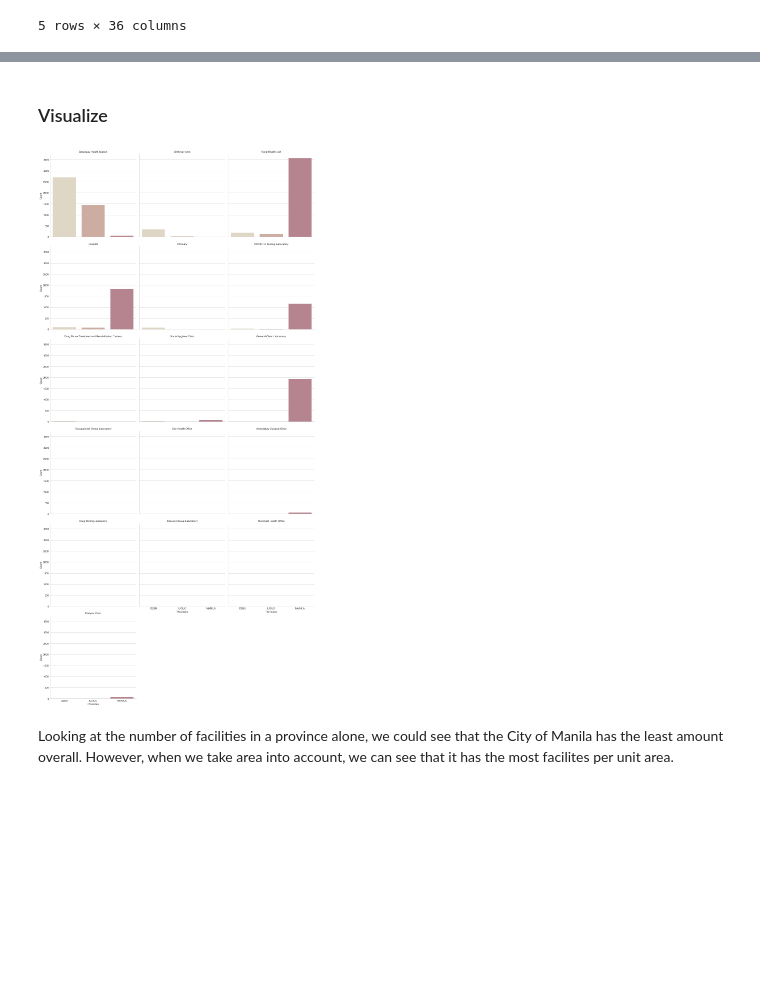
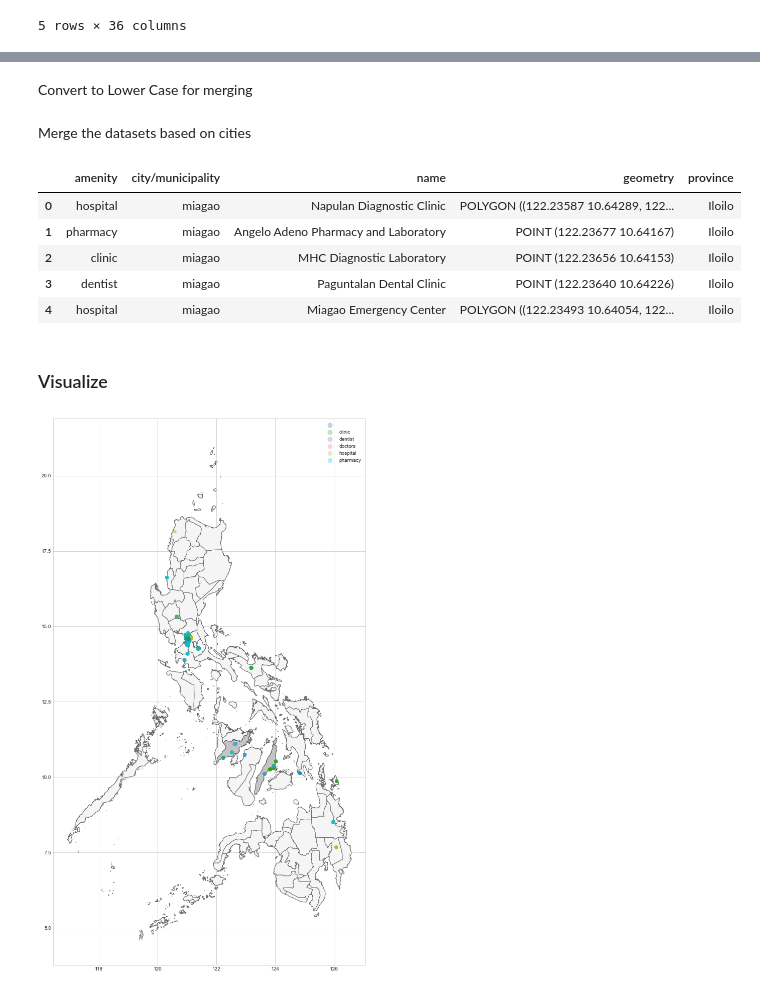
Before and after one commit to theaellengo/datasci-notebooks, a Jupyter notebook: notebooks/02 Health Sites/health-sites.ipynb, the cells around one changed output, grey strips where cells are left out. Drawn from its saved outputs; the diff is of its cells as text; code cells hidden in the pictures; blank space fills up the shorter version.

```diff
--- a/notebooks/02 Health Sites/health-sites.ipynb
+++ b/notebooks/02 Health Sites/health-sites.ipynb
@@ -248,0 +146,14 @@ byprovince
+# %% [markdown]
+Convert to Lower Case for merging
+# %%
+healthsites['city/municipality'] = healthsites['city/municipality'].str.lower()
+cities_df['city/municipality'] = cities_df['city/municipality'].str.lower()
+# %%
+healthsites['city/municipality'] = healthsites['city/municipality'].str.replace(" (capital)", "")
+healthsites['city/municipality'] = healthsites['city/municipality'].str.replace("city of ", "")
+healthsites['city/municipality'] = healthsites['city/municipality'].str.replace(" city", "")
+healthsites['city/municipality'] = healthsites['city/municipality'].str.replace("単", "ñ")
+cities_df['city/municipality'] = cities_df['city/municipality'].str.replace(" (capital)", "")
+cities_df['city/municipality'] = cities_df['city/municipality'].str.replace("city of ", "")
+cities_df['city/municipality'] = cities_df['city/municipality'].str.replace(" city", "")
+cities_df['city/municipality'] = cities_df['city/municipality'].str.replace("?", "ñ")
@@ -249,14 +164,26 @@ byprovince
+# %% [markdown]
+Merge the datasets based on cities
+# %%
+province_df = healthsites.merge(cities_df, on='city/municipality', how='right')
+province_df.head()
+# %% [output]
+|  | amenity | city/municipality | name | geometry | province |
+| 0 | hospital | miagao | Napulan Diagnostic Clinic | POLYGON ((122.23587 10.64289, 122... | Iloilo |
+| 1 | pharmacy | miagao | Angelo Adeno Pharmacy and Laboratory | POINT (122.23677 10.64167) | Iloilo |
+| 2 | clinic | miagao | MHC Diagnostic Laboratory | POINT (122.23656 10.64153) | Iloilo |
+| 3 | dentist | miagao | Paguntalan Dental Clinic | POINT (122.23640 10.64226) | Iloilo |
+| 4 | hospital | miagao | Miagao Emergency Center | POLYGON ((122.23493 10.64054, 122... | Iloilo |
 # %% [markdown]
 ### Visualize
-# %%
-g = sns.FacetGrid(byprovince, col="Facility Type", col_wrap=3, hue="Province",
-                            palette=sns.color_palette("ch:s=-.2,r=.6"), height=5)
-g.map(sns.barplot, "Province", "Count", order=byprovince['Province'].unique())
-g.set_axis_labels('Provinces', 'Count')
-g.set_titles('{col_name}')
-
-plt.show()
-# %% [output]
-[figure, removed]
-# %% [markdown]
-Looking at the number of facilities in a province alone, we could see that the City of Manila has the least amount overall. However, when we take area into account, we can see that it has the most facilites per unit area.
+# %%
+mm = ph[ph.province=="Metropolitan Manila"]
+ilo = ph[ph.province=="Iloilo"]
+cebu = ph[ph.province=="Cebu"]
+# %%
+ax = ph.plot(figsize=(18, 20), color='whitesmoke', edgecolor='dimgray')
+mm.plot(ax=ax, alpha=0.2, color='black')
+ilo.plot(ax=ax, alpha=0.2, color='black')
+cebu.plot(ax=ax, alpha=0.2, color='black')
+province_df.plot(ax=ax, column='amenity', alpha=0.3, legend=True);
+# %% [output]
+[figure, added]
```
Also changed, not shown: parts of 44 cells of this notebook, 23 other files.
